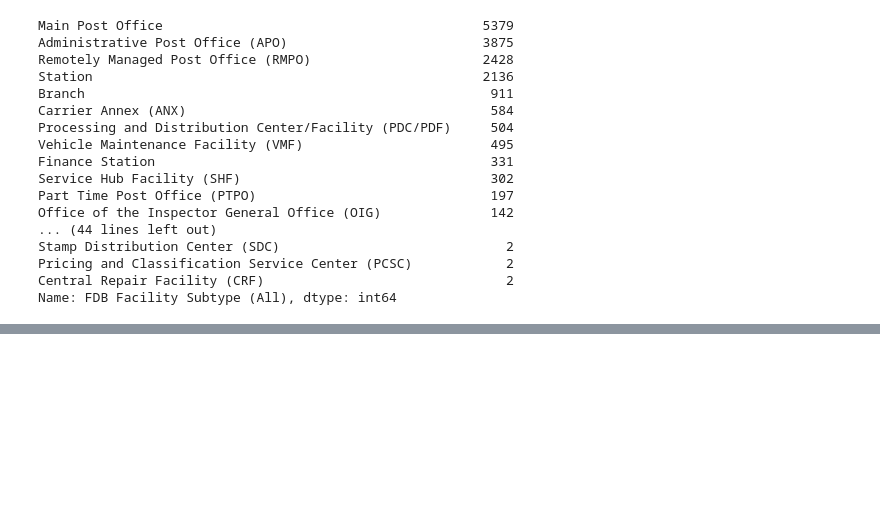
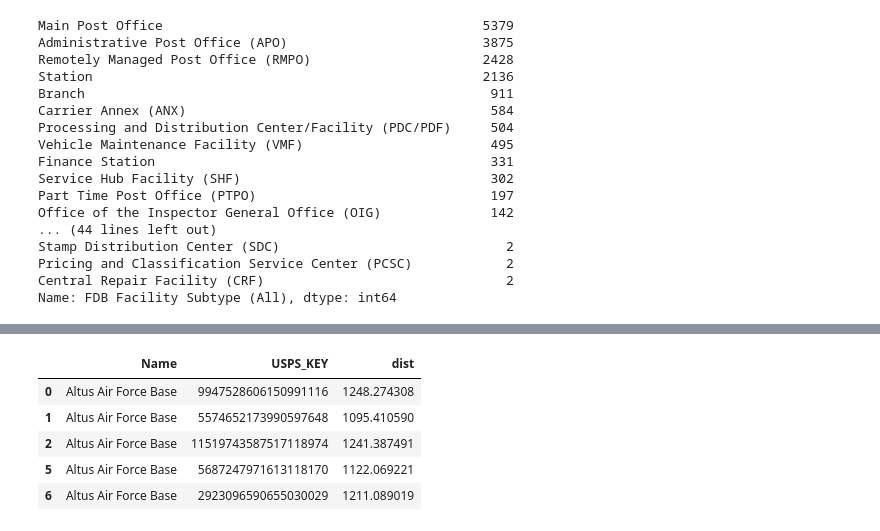
Before and after one commit to gpschnaars/dean_post, a Jupyter notebook: testing.ipynb, the cells around one changed output, grey strips where cells are left out. Cells and saved outputs as stored; diff of their text form; code cells hidden in the pictures; blank space fills up the shorter version.

```diff
--- a/testing.ipynb
+++ b/testing.ipynb
@@ -280,0 +364,12 @@ Name: FDB Facility Subtype (All), dtype: int64
+# %%
+# lets dedup on distance for now ... will worry about aggregating info for USPS locations later
+df_result = df_result.drop_duplicates('dist')
+# %%
+df_result.head()
+# %% [output]
+|  | Name | USPS_KEY | dist |
+| 0 | Altus Air Force Base | 9947528606150991116 | 1248.274308 |
+| 1 | Altus Air Force Base | 5574652173990597648 | 1095.410590 |
+| 2 | Altus Air Force Base | 11519743587517118974 | 1241.387491 |
+| 5 | Altus Air Force Base | 5687247971613118170 | 1122.069221 |
+| 6 | Altus Air Force Base | 2923096590655030029 | 1211.089019 |
```
Also changed, not shown: parts of 28 cells of this notebook.
